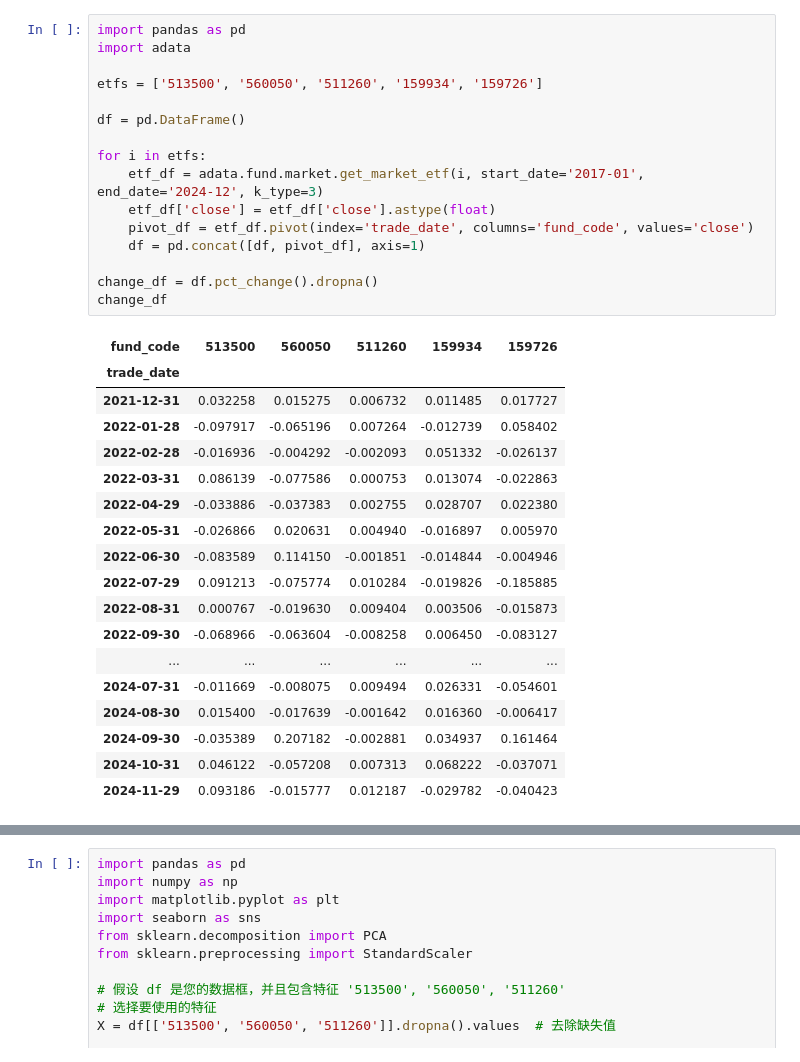
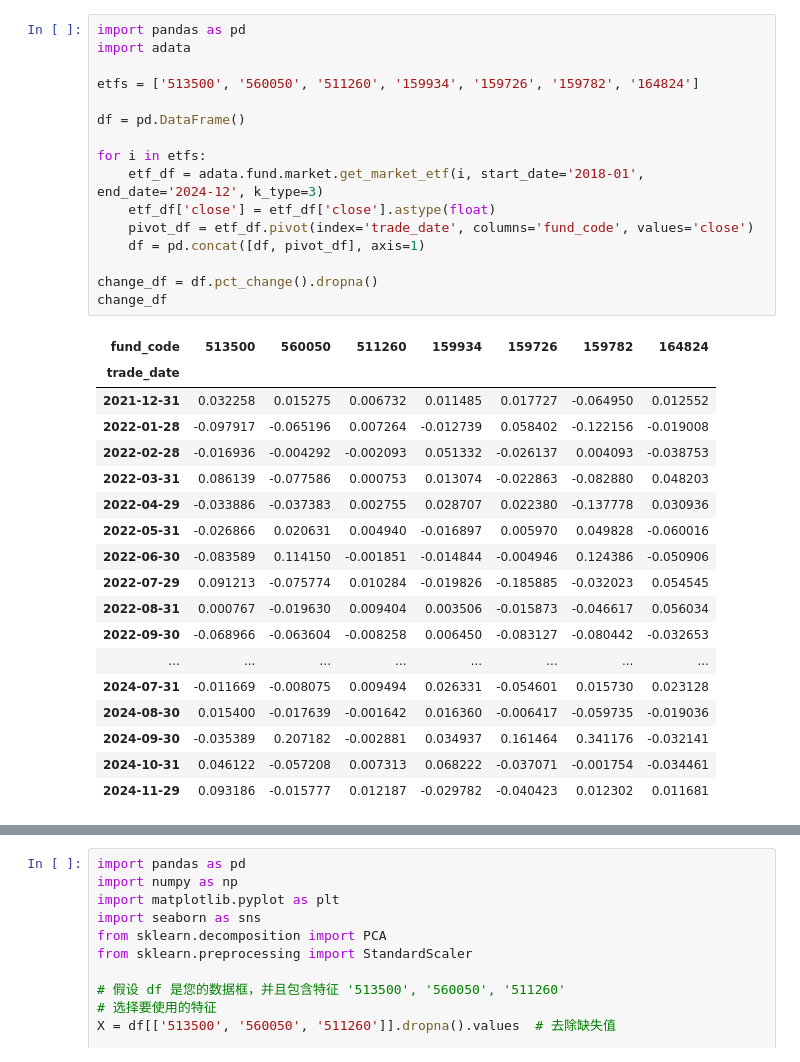
Before and after one commit to le0l1/quant-store, a Jupyter notebook: pca-state-enhance.ipynb, the cells around one changed output, grey strips where cells are left out. Cells and saved outputs as stored; diff of their text form.

```diff
--- a/pca-state-enhance.ipynb
+++ b/pca-state-enhance.ipynb
@@ -1,38 +1,38 @@
 # %%
 import pandas as pd
 import adata
 
-etfs = ['513500', '560050', '511260', '159934', '159726']
+etfs = ['513500', '560050', '511260', '159934', '159726', '159782', '164824']
 
 df = pd.DataFrame()
 
 for i in etfs:
-    etf_df = adata.fund.market.get_market_etf(i, start_date='2017-01', end_date='2024-12', k_type=3)
+    etf_df = adata.fund.market.get_market_etf(i, start_date='2018-01', end_date='2024-12', k_type=3)
     etf_df['close'] = etf_df['close'].astype(float)
     pivot_df = etf_df.pivot(index='trade_date', columns='fund_code', values='close')
     df = pd.concat([df, pivot_df], axis=1)
 
 change_df = df.pct_change().dropna()
 change_df
 # %% [output]
-| fund_code | 513500 | 560050 | 511260 | 159934 | 159726 |
-| trade_date |  |  |  |  |  |
-| 2021-12-31 | 0.032258 | 0.015275 | 0.006732 | 0.011485 | 0.017727 |
-| 2022-01-28 | -0.097917 | -0.065196 | 0.007264 | -0.012739 | 0.058402 |
-| 2022-02-28 | -0.016936 | -0.004292 | -0.002093 | 0.051332 | -0.026137 |
-| 2022-03-31 | 0.086139 | -0.077586 | 0.000753 | 0.013074 | -0.022863 |
-| 2022-04-29 | -0.033886 | -0.037383 | 0.002755 | 0.028707 | 0.022380 |
-| 2022-05-31 | -0.026866 | 0.020631 | 0.004940 | -0.016897 | 0.005970 |
-| 2022-06-30 | -0.083589 | 0.114150 | -0.001851 | -0.014844 | -0.004946 |
-| 2022-07-29 | 0.091213 | -0.075774 | 0.010284 | -0.019826 | -0.185885 |
-| 2022-08-31 | 0.000767 | -0.019630 | 0.009404 | 0.003506 | -0.015873 |
-| 2022-09-30 | -0.068966 | -0.063604 | -0.008258 | 0.006450 | -0.083127 |
-| ... | ... | ... | ... | ... | ... |
-| 2024-07-31 | -0.011669 | -0.008075 | 0.009494 | 0.026331 | -0.054601 |
-| 2024-08-30 | 0.015400 | -0.017639 | -0.001642 | 0.016360 | -0.006417 |
-| 2024-09-30 | -0.035389 | 0.207182 | -0.002881 | 0.034937 | 0.161464 |
-| 2024-10-31 | 0.046122 | -0.057208 | 0.007313 | 0.068222 | -0.037071 |
-| 2024-11-29 | 0.093186 | -0.015777 | 0.012187 | -0.029782 | -0.040423 |
+| fund_code | 513500 | 560050 | 511260 | 159934 | 159726 | 159782 | 164824 |
+| trade_date |  |  |  |  |  |  |  |
+| 2021-12-31 | 0.032258 | 0.015275 | 0.006732 | 0.011485 | 0.017727 | -0.064950 | 0.012552 |
+| 2022-01-28 | -0.097917 | -0.065196 | 0.007264 | -0.012739 | 0.058402 | -0.122156 | -0.019008 |
+| 2022-02-28 | -0.016936 | -0.004292 | -0.002093 | 0.051332 | -0.026137 | 0.004093 | -0.038753 |
+| 2022-03-31 | 0.086139 | -0.077586 | 0.000753 | 0.013074 | -0.022863 | -0.082880 | 0.048203 |
+| 2022-04-29 | -0.033886 | -0.037383 | 0.002755 | 0.028707 | 0.022380 | -0.137778 | 0.030936 |
+| 2022-05-31 | -0.026866 | 0.020631 | 0.004940 | -0.016897 | 0.005970 | 0.049828 | -0.060016 |
+| 2022-06-30 | -0.083589 | 0.114150 | -0.001851 | -0.014844 | -0.004946 | 0.124386 | -0.050906 |
+| 2022-07-29 | 0.091213 | -0.075774 | 0.010284 | -0.019826 | -0.185885 | -0.032023 | 0.054545 |
+| 2022-08-31 | 0.000767 | -0.019630 | 0.009404 | 0.003506 | -0.015873 | -0.046617 | 0.056034 |
+| 2022-09-30 | -0.068966 | -0.063604 | -0.008258 | 0.006450 | -0.083127 | -0.080442 | -0.032653 |
+| ... | ... | ... | ... | ... | ... | ... | ... |
+| 2024-07-31 | -0.011669 | -0.008075 | 0.009494 | 0.026331 | -0.054601 | 0.015730 | 0.023128 |
+| 2024-08-30 | 0.015400 | -0.017639 | -0.001642 | 0.016360 | -0.006417 | -0.059735 | -0.019036 |
+| 2024-09-30 | -0.035389 | 0.207182 | -0.002881 | 0.034937 | 0.161464 | 0.341176 | -0.032141 |
+| 2024-10-31 | 0.046122 | -0.057208 | 0.007313 | 0.068222 | -0.037071 | -0.001754 | -0.034461 |
+| 2024-11-29 | 0.093186 | -0.015777 | 0.012187 | -0.029782 | -0.040423 | 0.012302 | 0.011681 |
 # %%
 import numpy as np
 from arch import arch_model
```
Also changed, not shown: parts of 4 cells of this notebook.
